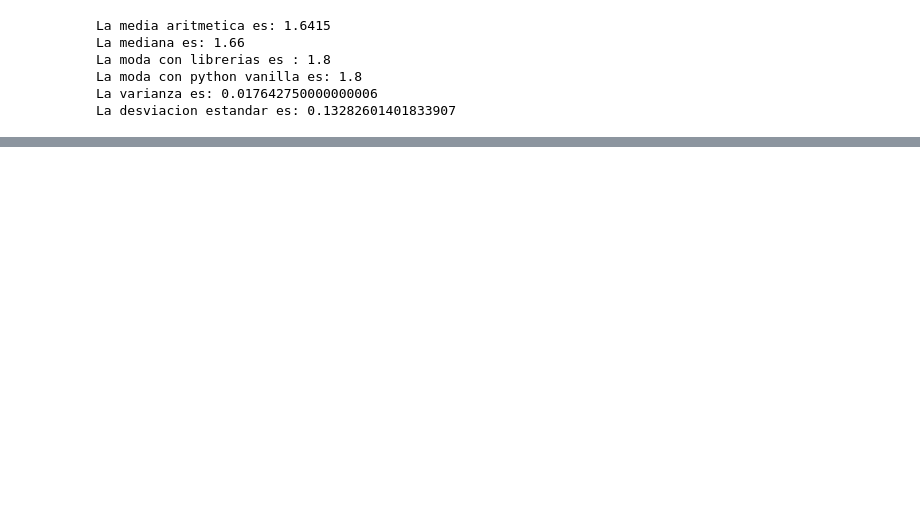
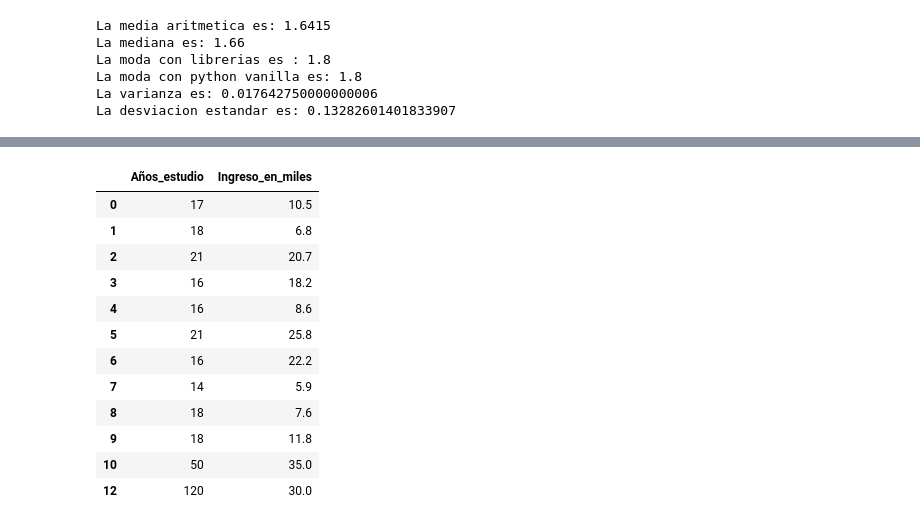
Before and after one commit to brunozenobio/Soy_Henry, a Jupyter notebook: M2/Clase 01/homeworl_clase1.ipynb, the cells around one changed output, grey strips where cells are left out. Cells and saved outputs as stored; diff of their text form; code cells hidden in the pictures; blank space fills up the shorter version.

```diff
--- a/M2/Clase 01/homeworl_clase1.ipynb
+++ b/M2/Clase 01/homeworl_clase1.ipynb
@@ -43,0 +95,20 @@ La desviacion estandar es: 0.13282601401833907
+# %%
+df_nuevo = df_ingresos.copy()
+df_nuevo.loc[df_nuevo.shape[0]] = [ 50, 35 ]
+df_nuevo.loc[df_nuevo.shape[0] + 1] = [ 120, 30 ]
+# %%
+df_nuevo
+# %% [output]
+|  | Años_estudio | Ingreso_en_miles |
+| 0 | 17 | 10.5 |
+| 1 | 18 | 6.8 |
+| 2 | 21 | 20.7 |
+| 3 | 16 | 18.2 |
+| 4 | 16 | 8.6 |
+| 5 | 21 | 25.8 |
+| 6 | 16 | 22.2 |
+| 7 | 14 | 5.9 |
+| 8 | 18 | 7.6 |
+| 9 | 18 | 11.8 |
+| 10 | 50 | 35.0 |
+| 12 | 120 | 30.0 |
```
Also changed, not shown: parts of 12 cells of this notebook.
